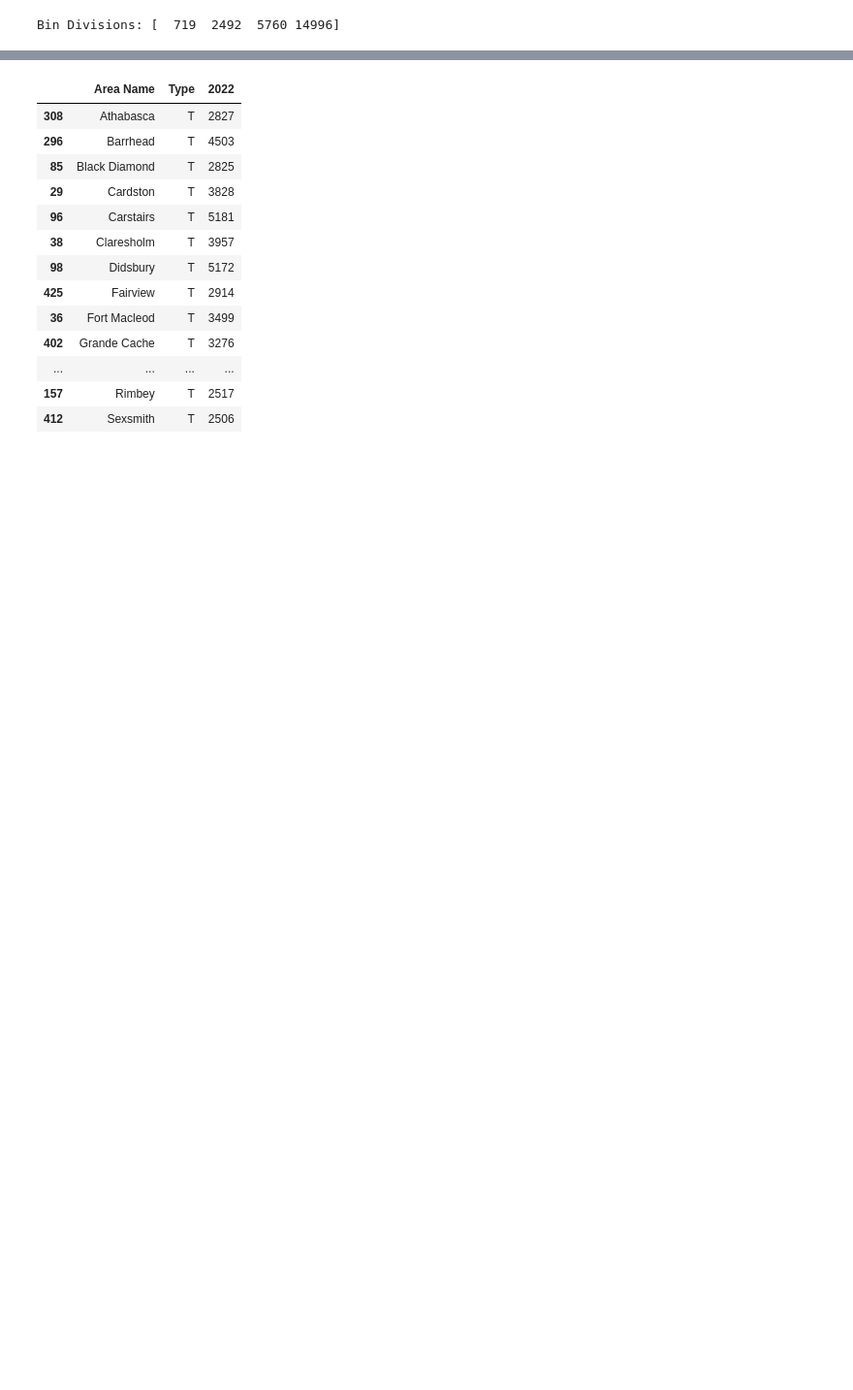
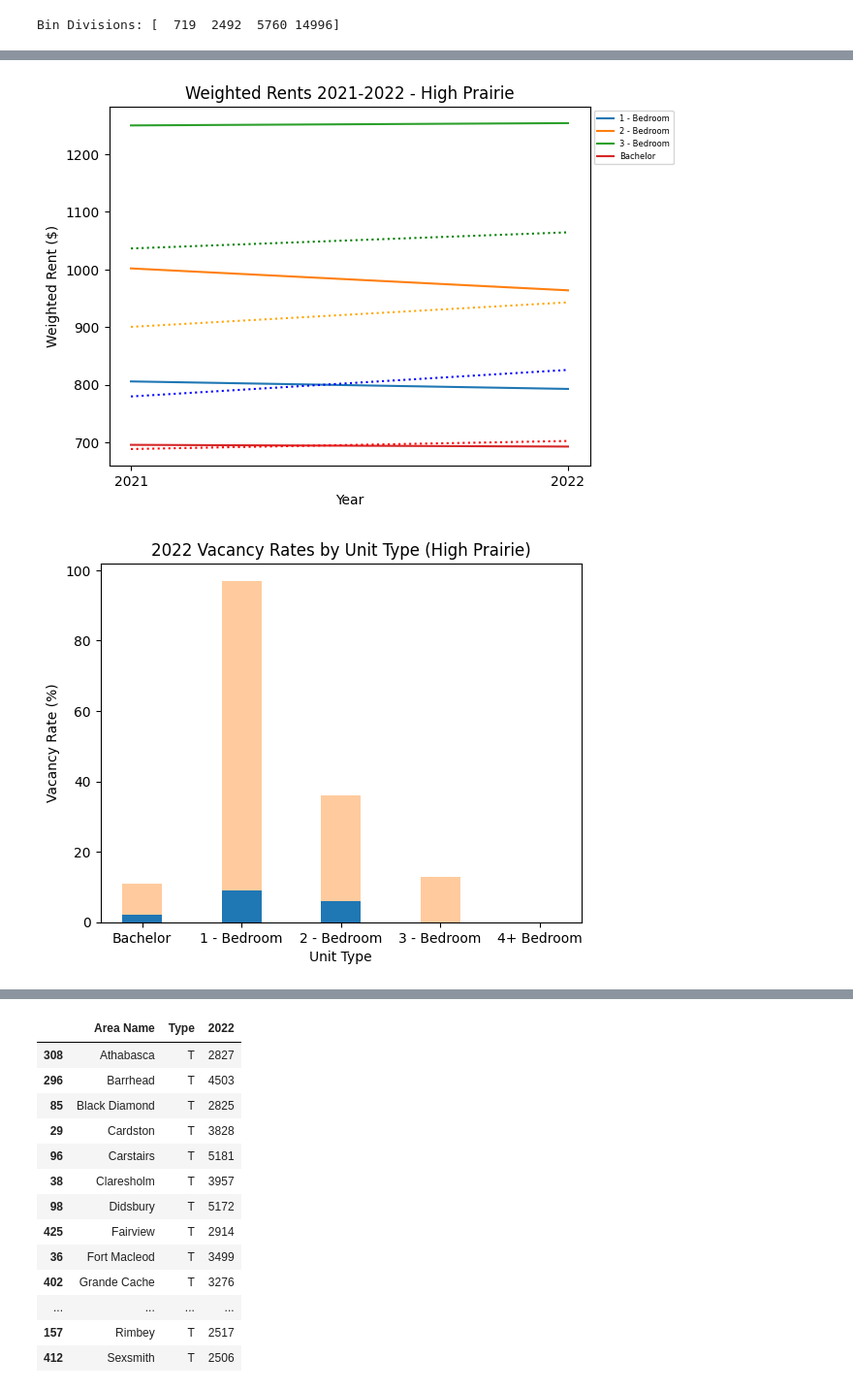
Before and after one commit to Mathemusician1729/DATA-221-Project, a Jupyter notebook: 221-Project.ipynb, the cells around one changed output, grey strips where cells are left out. Shown at 97% size. Cells and saved outputs as stored; diff of their text form; code cells hidden in the pictures; blank space fills up the shorter version.

```diff
--- a/221-Project.ipynb
+++ b/221-Project.ipynb
@@ -126,0 +335,27 @@ This means we are going to divide the population as:
+# %%
+for i in range(len(highprairie.index)):
+    plt.plot(["2021", "2022"], highprairie_rents.iloc[i], label=highprairie["Unit Type"].iloc[i])
+
+plt.plot([mean_bachelors2021, mean_bachelors2022], linestyle='dotted', color="r")
+plt.plot([mean_1beds2021, mean_1beds2022], linestyle='dotted', color="b")
+plt.plot([mean_2beds2021, mean_2beds2022], linestyle='dotted', color="orange")
+plt.plot([mean_3beds2021, mean_3beds2022], linestyle='dotted', color="g")
+plt.title("Weighted Rents 2021-2022 - High Prairie")
+plt.xlabel("Year")
+plt.ylabel("Weighted Rent ($)")
+plt.legend(prop={'size': 6}, bbox_to_anchor=(1,1))
+plt.show()
+
+# Bar Graph of vacancy by individual unit type
+vacancy = np.array(highprairie_vacancies.loc["Vacancies"])
+num_units = np.array(highprairie_vacancies.loc["Number of Units"])
+
+plt.bar(highprairie_vacancies.columns, vacancy, 0.4)
+plt.bar(highprairie_vacancies.columns, num_units - vacancy, 0.4, bottom=vacancy, alpha=0.4)
+plt.title("2022 Vacancy Rates by Unit Type (High Prairie)")
+plt.xlabel("Unit Type")
+plt.ylabel("Vacancy Rate (%)")
+plt.show()
+# %% [output]
+[figure, added]
+[figure, added]
```
Also changed, not shown: parts of 33 cells of this notebook, 5 other files.
